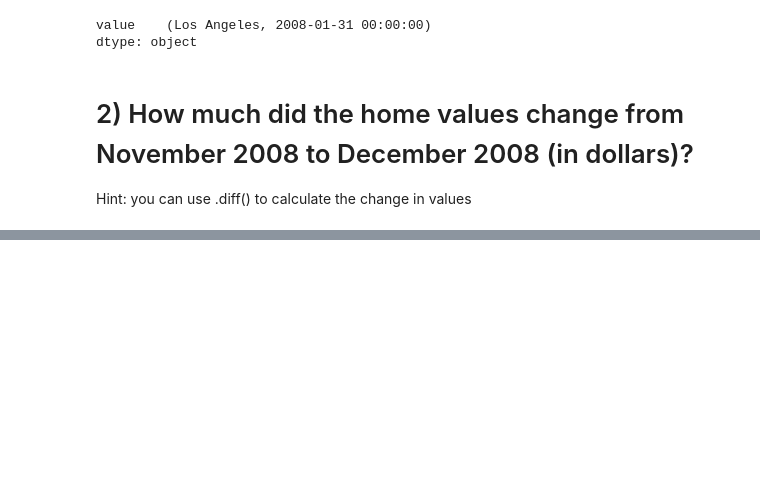
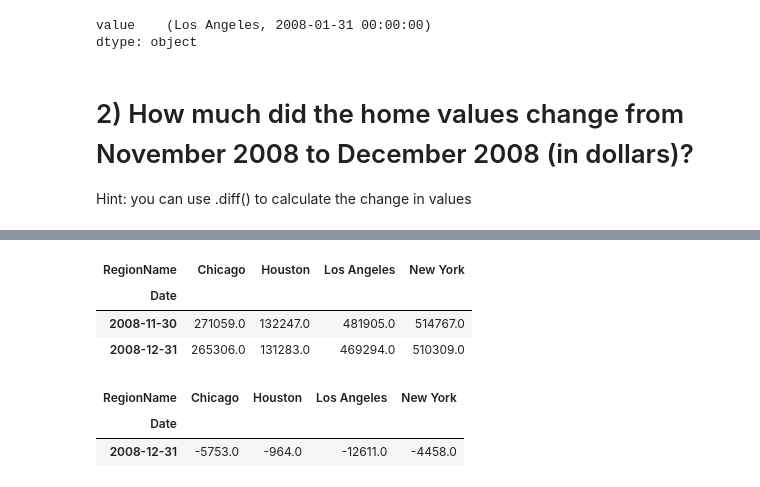
Before and after one commit to elleniayele/home-values, a Jupyter notebook: Untitled1.ipynb, the cells around one changed output, grey strips where cells are left out. Drawn from its saved outputs; the diff is of its cells as text; code cells hidden in the pictures; blank space fills up the shorter version.

```diff
--- a/Untitled1.ipynb
+++ b/Untitled1.ipynb
@@ -304,0 +245,14 @@ ts1=unstacked['value']
+# %%
+ts2=ts1['11-2008':'12/2008']
+ts2
+# %% [output]
+| RegionName | Chicago | Houston | Los Angeles | New York |
+| Date |  |  |  |  |
+| 2008-11-30 | 271059.0 | 132247.0 | 481905.0 | 514767.0 |
+| 2008-12-31 | 265306.0 | 131283.0 | 469294.0 | 510309.0 |
+# %%
+ts2.diff().dropna()
+# %% [output]
+| RegionName | Chicago | Houston | Los Angeles | New York |
+| Date |  |  |  |  |
+| 2008-12-31 | -5753.0 | -964.0 | -12611.0 | -4458.0 |
```
Also changed, not shown: parts of 8 cells of this notebook.
